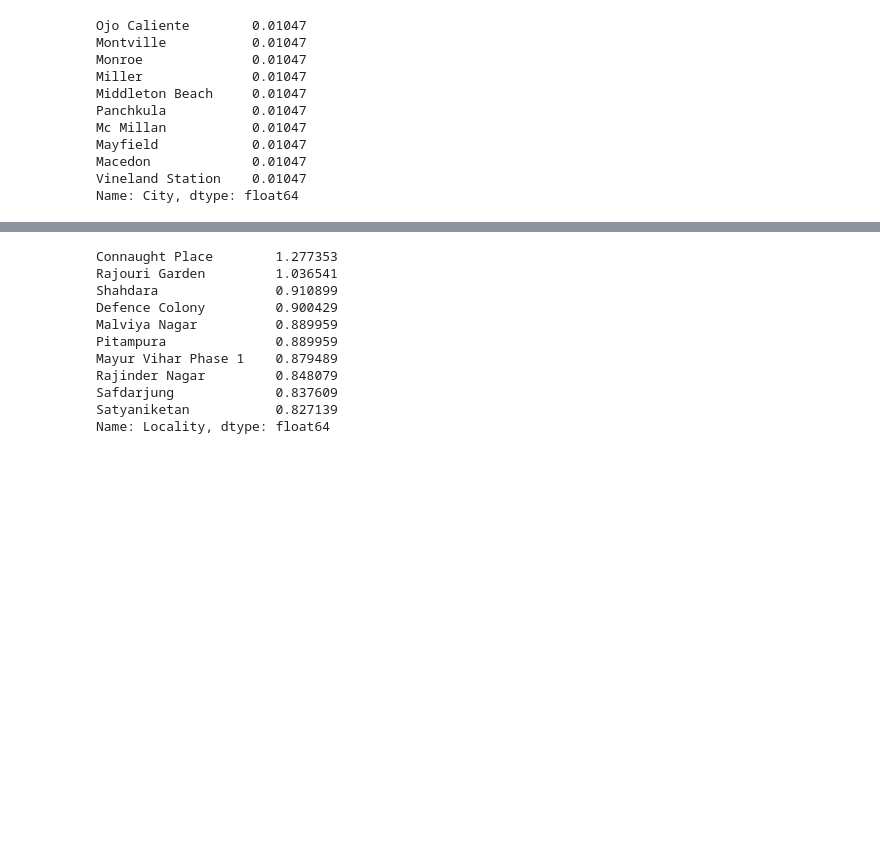
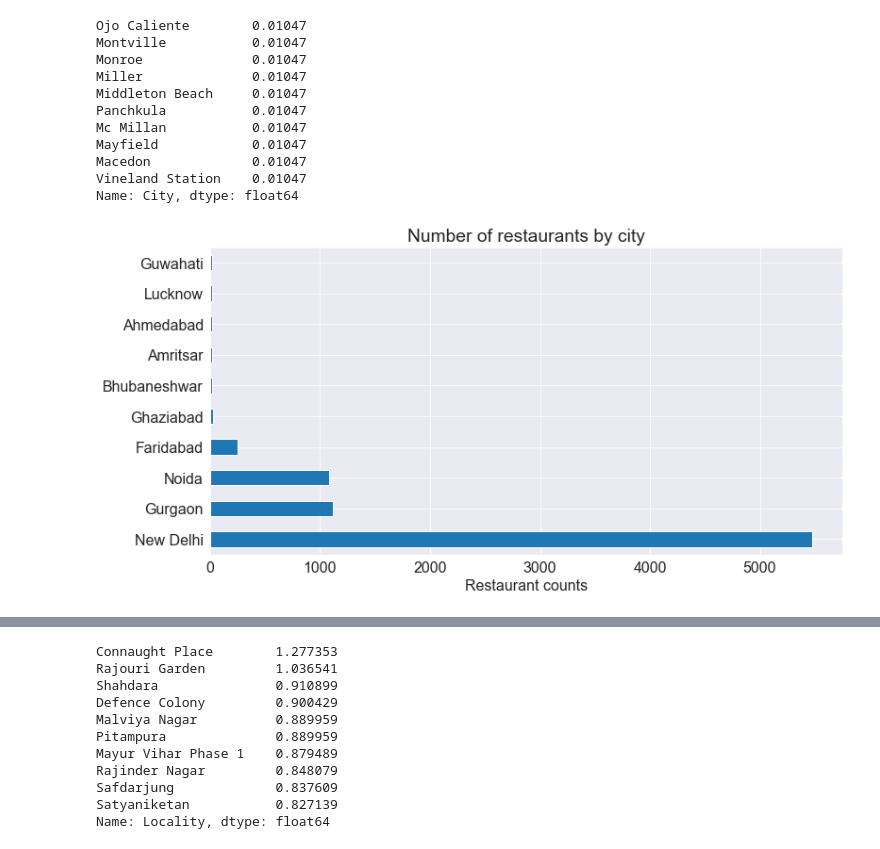
Before and after one commit to manaswikamila05/EDA, a Jupyter notebook: Zomato Restaurants Data/Zomato Case Study.ipynb, the cells around one changed output, grey strips where cells are left out. Drawn from its saved outputs; the diff is of its cells as text; code cells hidden in the pictures; blank space fills up the shorter version.

```diff
--- a/Zomato Restaurants Data/Zomato Case Study.ipynb
+++ b/Zomato Restaurants Data/Zomato Case Study.ipynb
@@ -379,3 +381,10 @@ Mayfield            0.01047
 Macedon             0.01047
 Vineland Station    0.01047
 Name: City, dtype: float64
+# %%
+final_df.City.value_counts().nlargest(10).plot(kind='barh')
+plt.title("Number of restaurants by city")
+plt.xlabel("Restaurant counts")
+plt.show()
+# %% [output]
+[figure, added]
```
Also changed, not shown: parts of 48 cells of this notebook.
